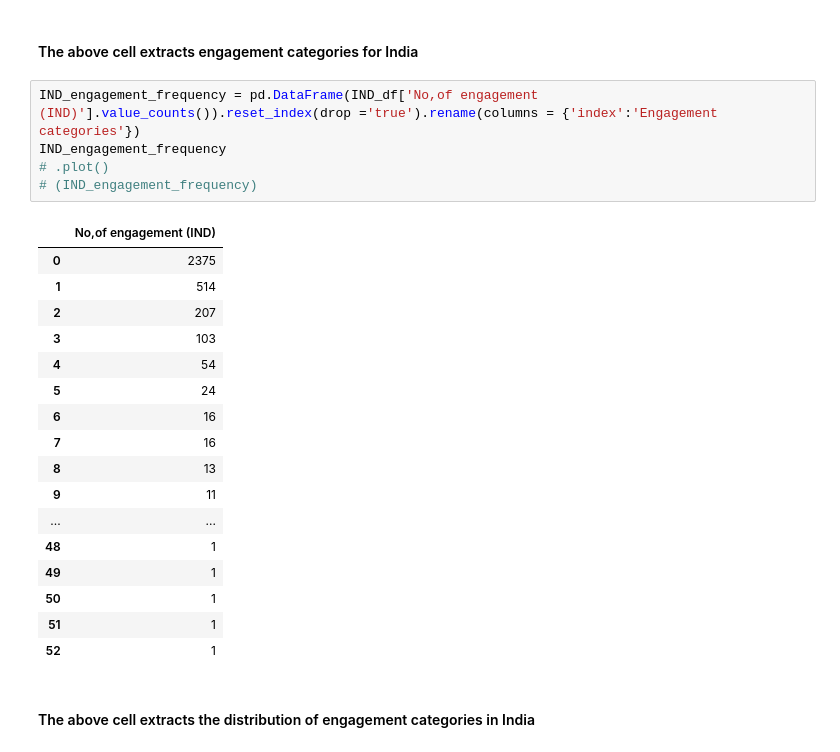
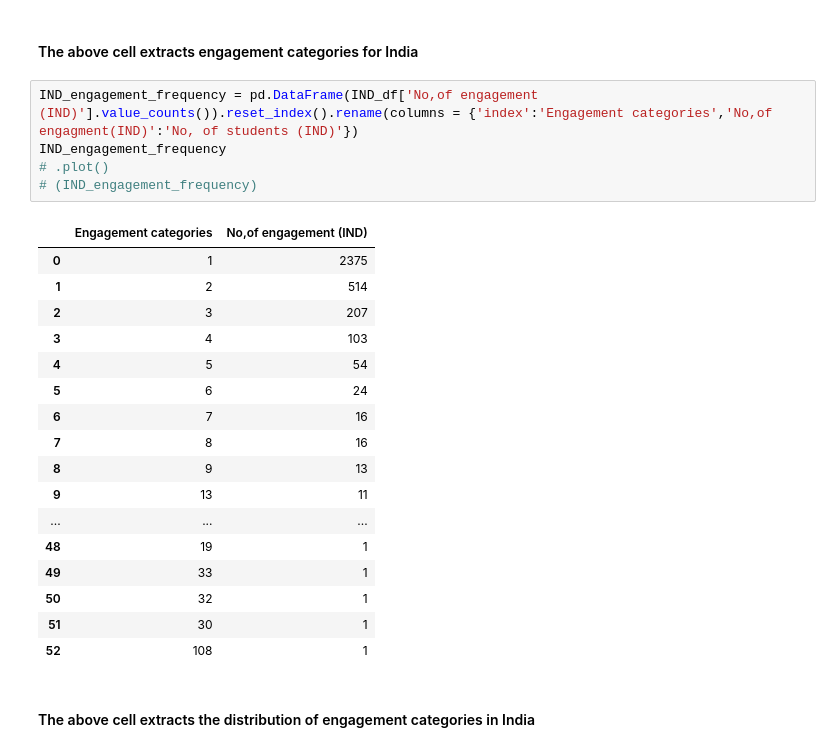
Before and after one commit to puvanans/365-DS-Competition, a Jupyter notebook: engagement _analysis_by_country.ipynb, the cells around one changed output. Drawn from its saved outputs; the diff is of its cells as text.

Commit message:
cleaned up Indian engagement

```diff
--- a/engagement _analysis_by_country.ipynb
+++ b/engagement _analysis_by_country.ipynb
@@ -141,28 +141,28 @@ IND_df
 # %% [markdown]
  #### The above cell extracts engagement categories for India
 # %%
-IND_engagement_frequency = pd.DataFrame(IND_df['No,of engagement (IND)'].value_counts()).reset_index(drop ='true').rename(columns = {'index':'Engagement categories'})
+IND_engagement_frequency = pd.DataFrame(IND_df['No,of engagement (IND)'].value_counts()).reset_index().rename(columns = {'index':'Engagement categories','No,of engagment(IND)':'No, of students (IND)'})
 IND_engagement_frequency
 # .plot()
 # (IND_engagement_frequency)
 # %% [output]
-|  | No,of engagement (IND) |
-| 0 | 2375 |
-| 1 | 514 |
-| 2 | 207 |
-| 3 | 103 |
-| 4 | 54 |
-| 5 | 24 |
-| 6 | 16 |
-| 7 | 16 |
-| 8 | 13 |
-| 9 | 11 |
-| ... | ... |
-| 48 | 1 |
-| 49 | 1 |
-| 50 | 1 |
-| 51 | 1 |
-| 52 | 1 |
+|  | Engagement categories | No,of engagement (IND) |
+| 0 | 1 | 2375 |
+| 1 | 2 | 514 |
+| 2 | 3 | 207 |
+| 3 | 4 | 103 |
+| 4 | 5 | 54 |
+| 5 | 6 | 24 |
+| 6 | 7 | 16 |
+| 7 | 8 | 16 |
+| 8 | 9 | 13 |
+| 9 | 13 | 11 |
+| ... | ... | ... |
+| 48 | 19 | 1 |
+| 49 | 33 | 1 |
+| 50 | 32 | 1 |
+| 51 | 30 | 1 |
+| 52 | 108 | 1 |
 # %% [markdown]
 #### The above cell extracts the distribution of engagement categories in India
 # %%
```
Also changed, not shown: parts of 1 cell of this notebook.
